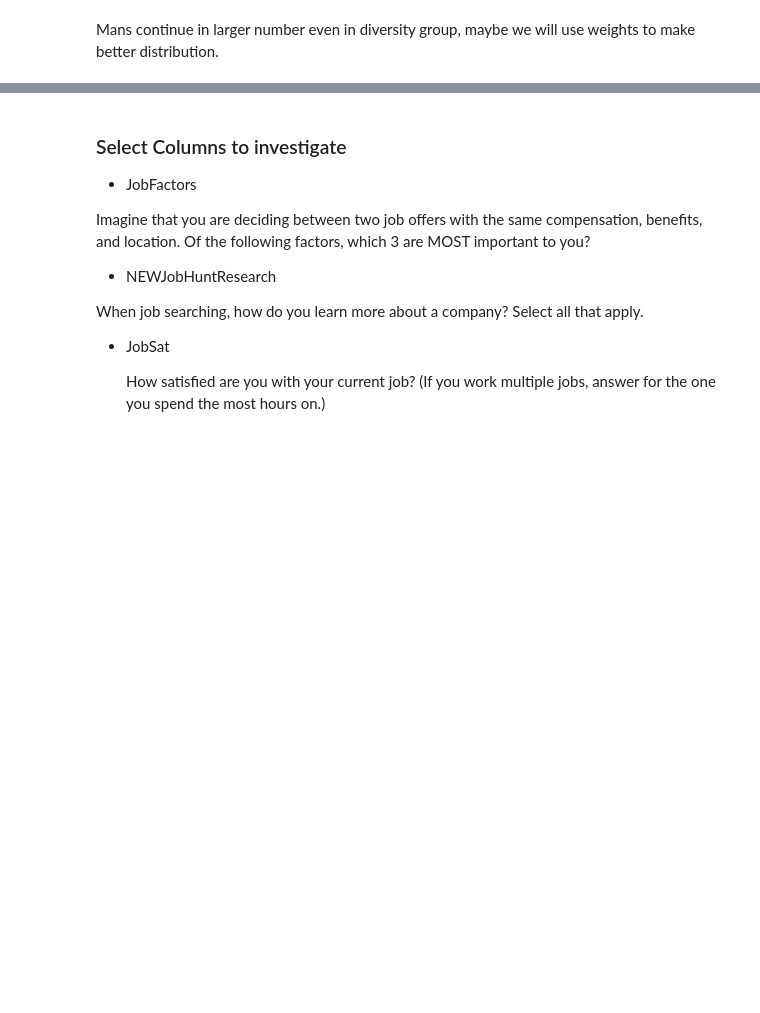
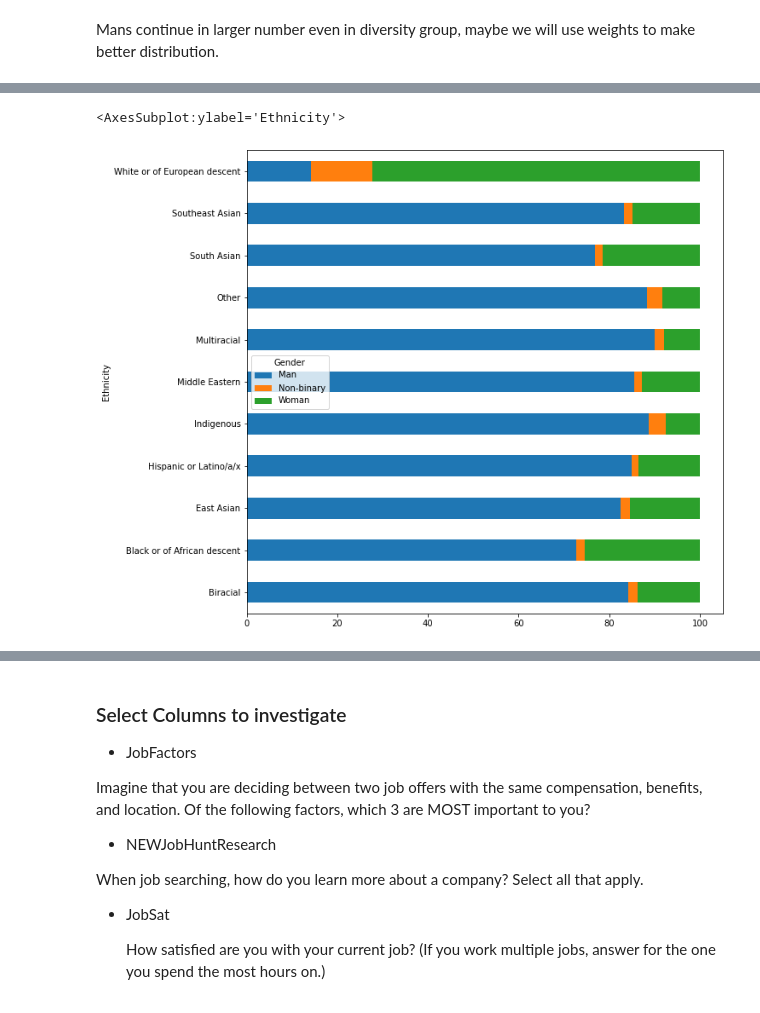
Before and after one commit to sobrinhodasilva/StackOverFlowAnswersMinorities, a Jupyter notebook: StackOverflowMinoritiesAnswers.ipynb, the cells around one changed output, grey strips where cells are left out. Saved outputs shown, nothing was run; the diff lists cells and outputs as text; code cells hidden in the pictures; blank space fills up the shorter version.

```diff
--- a/StackOverflowMinoritiesAnswers.ipynb
+++ b/StackOverflowMinoritiesAnswers.ipynb
@@ -149,0 +315,9 @@ Mans continue in larger number even in diversity group, maybe we will use weight
+# %%
+# Stacked Bar for percentege of Gender in Ethnicity
+# Percent frequency table of the factors
+ax = pd.crosstab(diversity["Ethnicity"], diversity["Gender"]).apply(lambda r: r/r.sum()*100, axis=1)
+
+ax.plot.barh(stacked=True, figsize=(10,10))
+# %% [output]
+<AxesSubplot:ylabel='Ethnicity'>
+[figure, added]
```
Also changed, not shown: parts of 28 cells of this notebook.
